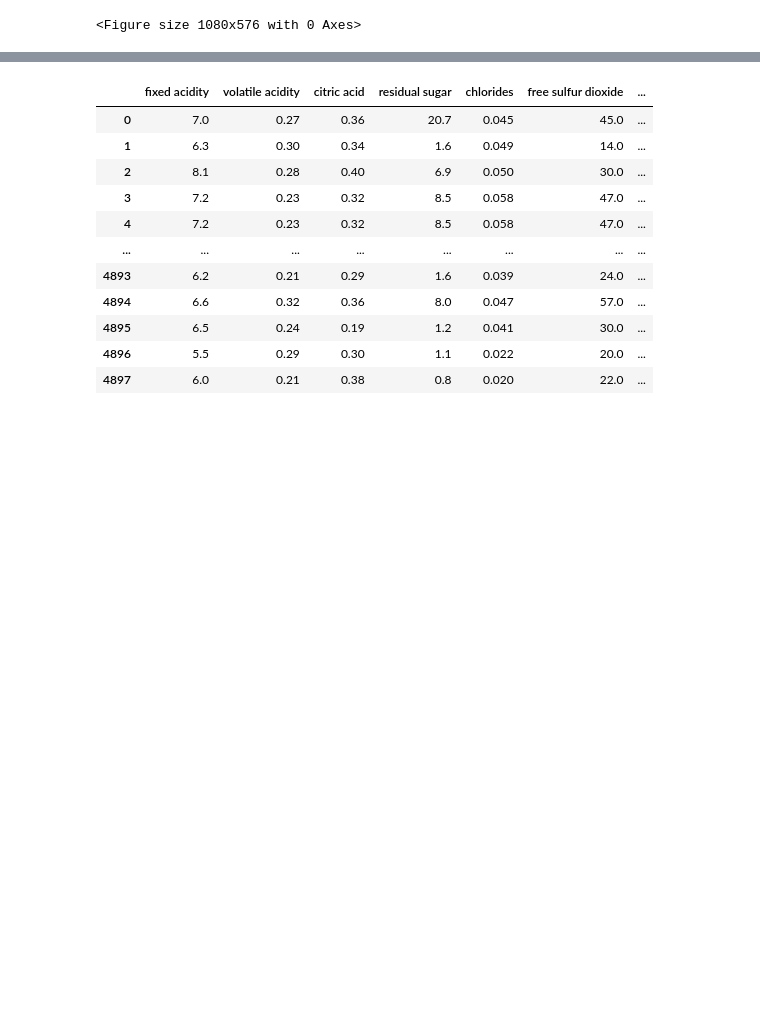
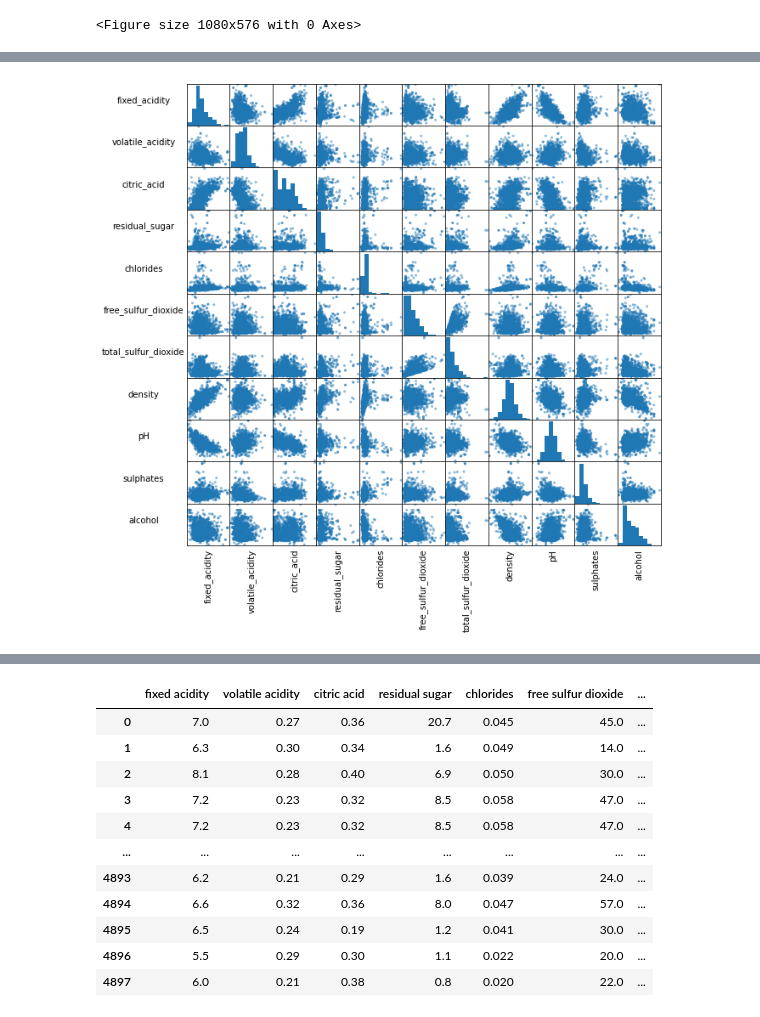
Before and after one commit to klsalcedo/red_wine_analysis, a Jupyter notebook: data_cleaning.ipynb, the cells around one changed output, grey strips where cells are left out. Saved outputs shown, nothing was run; the diff lists cells and outputs as text; code cells hidden in the pictures; blank space fills up the shorter version.

```diff
--- a/data_cleaning.ipynb
+++ b/data_cleaning.ipynb
@@ -118,0 +173,3 @@ ValueError: 'quality' is not in list
+# %%
+data_pre = df.iloc[:,:-1]
+data_pre
@@ -118,0 +190,16 @@ ValueError: 'quality' is not in list
+# %%
+matrix = pd.plotting.scatter_matrix(data_pre, figsize=[10,10]);
+
+
+[s.xaxis.label.set_rotation(90) for s in matrix.reshape(-1)]
+[s.yaxis.label.set_rotation(0) for s in matrix.reshape(-1)]
+
+
+[s.get_yaxis().set_label_coords(-1,0.5) for s in matrix.reshape(-1)]
+
+[s.set_xticks(()) for s in matrix.reshape(-1)]
+[s.set_yticks(()) for s in matrix.reshape(-1)]
+
+plt.show()
+# %% [output]
+[figure, added]
```
Also changed, not shown: parts of 13 cells of this notebook.
